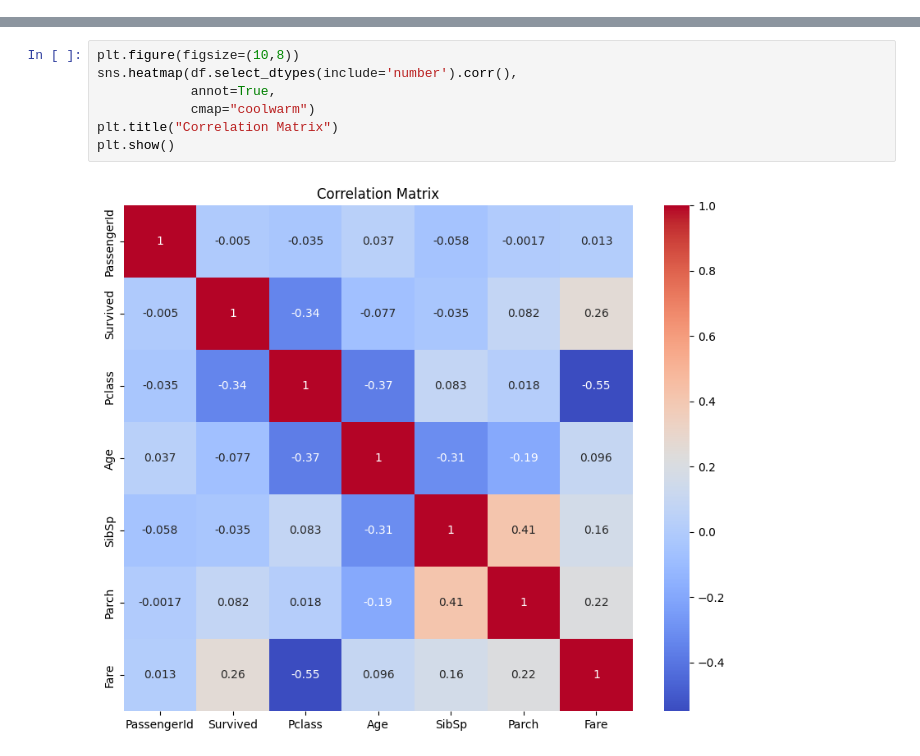
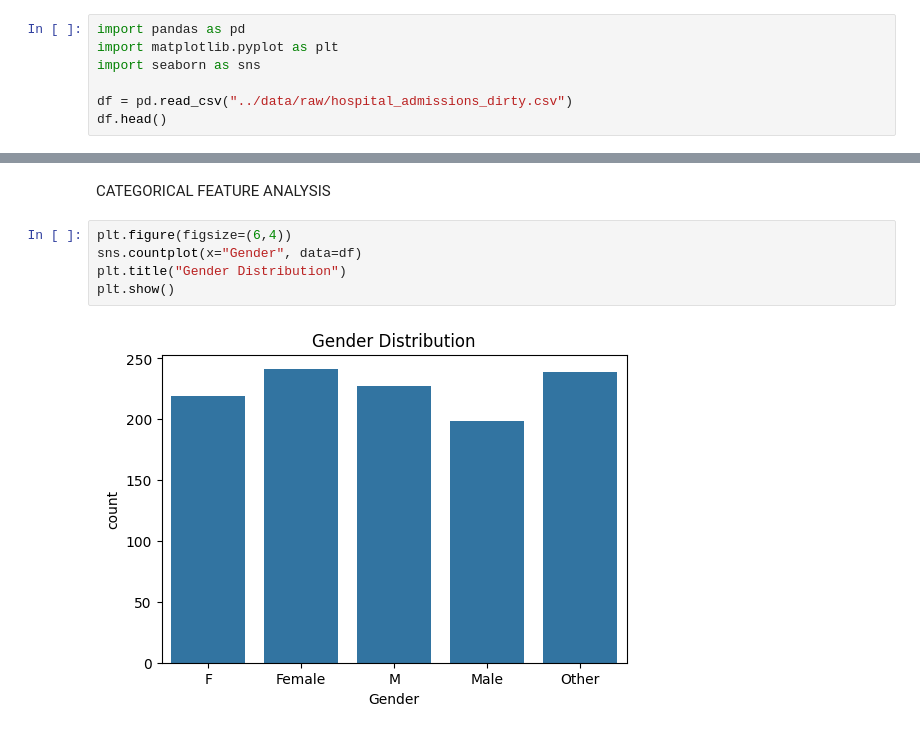
Before and after one commit to celina-sharma/LaunchTask, a Jupyter notebook: Week6/ML-Task/src/notebooks/EDA.ipynb, the cells around one changed output, grey strips where cells are left out. Cells and saved outputs as stored; diff of their text form.

```diff
--- a/Week6/ML-Task/src/notebooks/EDA.ipynb
+++ b/Week6/ML-Task/src/notebooks/EDA.ipynb
@@ -14,0 +3,7 @@ df.head()
+# %%
+import pandas as pd
+import matplotlib.pyplot as plt
+import seaborn as sns
+
+df = pd.read_csv("../data/raw/hospital_admissions_dirty.csv")
+df.head()
@@ -86,9 +128,9 @@ Index(['PassengerId', 'Survived', 'Pclass', 'Name', 'Sex', 'Age', 'SibSp',
+# %% [markdown]
+CATEGORICAL FEATURE ANALYSIS
 # %%
-plt.figure(figsize=(10,8))
-sns.heatmap(df.select_dtypes(include='number').corr(),
-            annot=True,
-            cmap="coolwarm")
-plt.title("Correlation Matrix")
+plt.figure(figsize=(6,4))
+sns.countplot(x="Gender", data=df)
+plt.title("Gender Distribution")
 plt.show()
 # %% [output]
-[figure, old version]
+[figure, new version]
```
Also changed, not shown: parts of 32 cells of this notebook, 6 other files.
